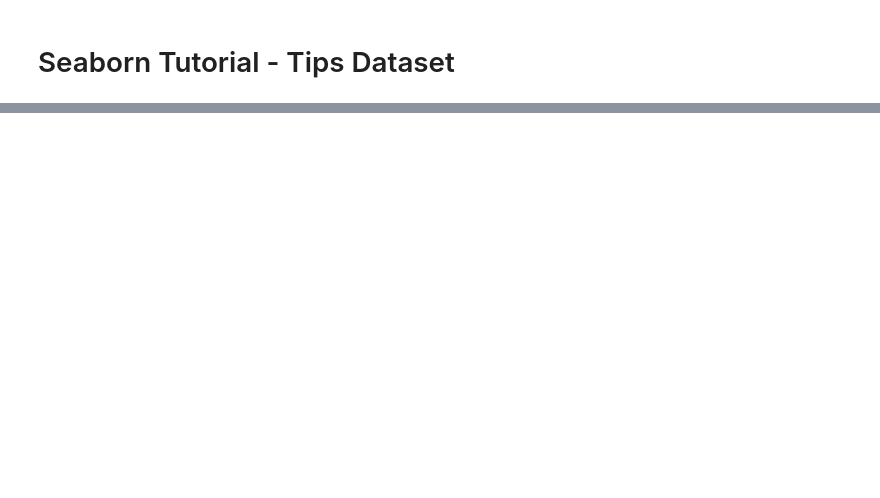
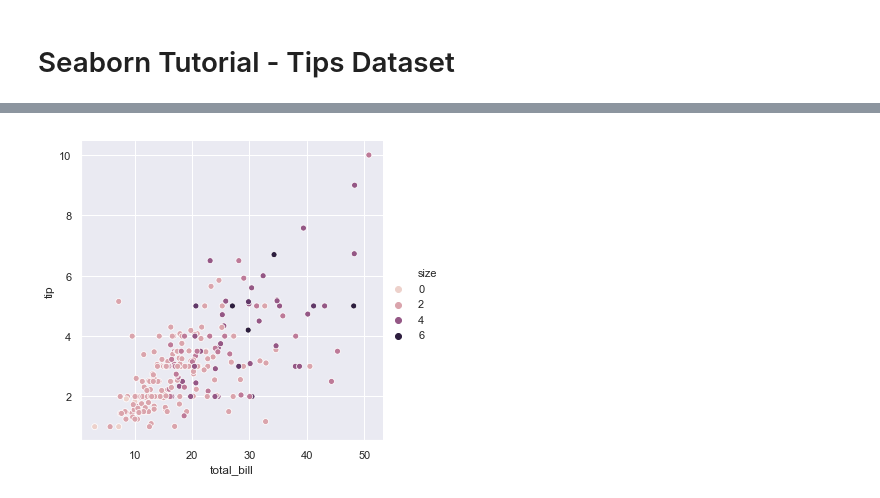
Before and after one commit to ANihill/Seaborn-Tutorial, a Jupyter notebook: tips-dataset.ipynb, the cells around one changed output, grey strips where cells are left out. Saved outputs shown, nothing was run; the diff lists cells and outputs as text; code cells hidden in the pictures; blank space fills up the shorter version.

```diff
--- a/tips-dataset.ipynb
+++ b/tips-dataset.ipynb
@@ -33,0 +38,5 @@ sns.relplot(x="total_bill", y="tip", hue="smoker", style="smoker",
+# %%
+# Changed hue palette from categorical, i.e smoker, to qualitive
+sns.relplot(x="total_bill", y="tip", hue="size", data=tips);
+# %% [output]
+[figure, added]
```
Also changed, not shown: parts of 9 cells of this notebook.
